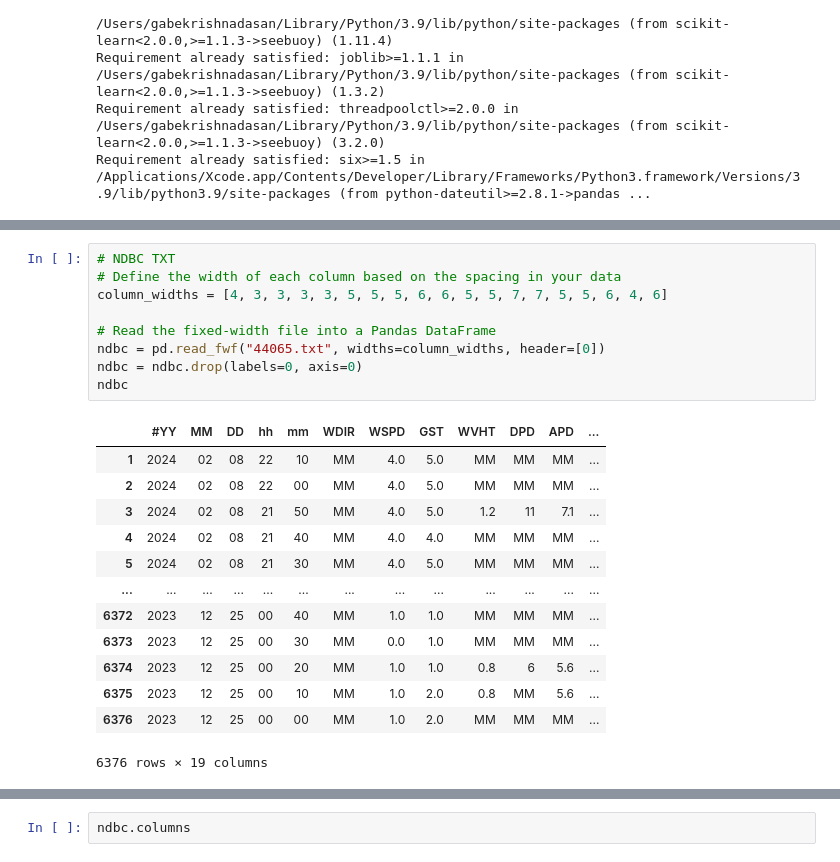
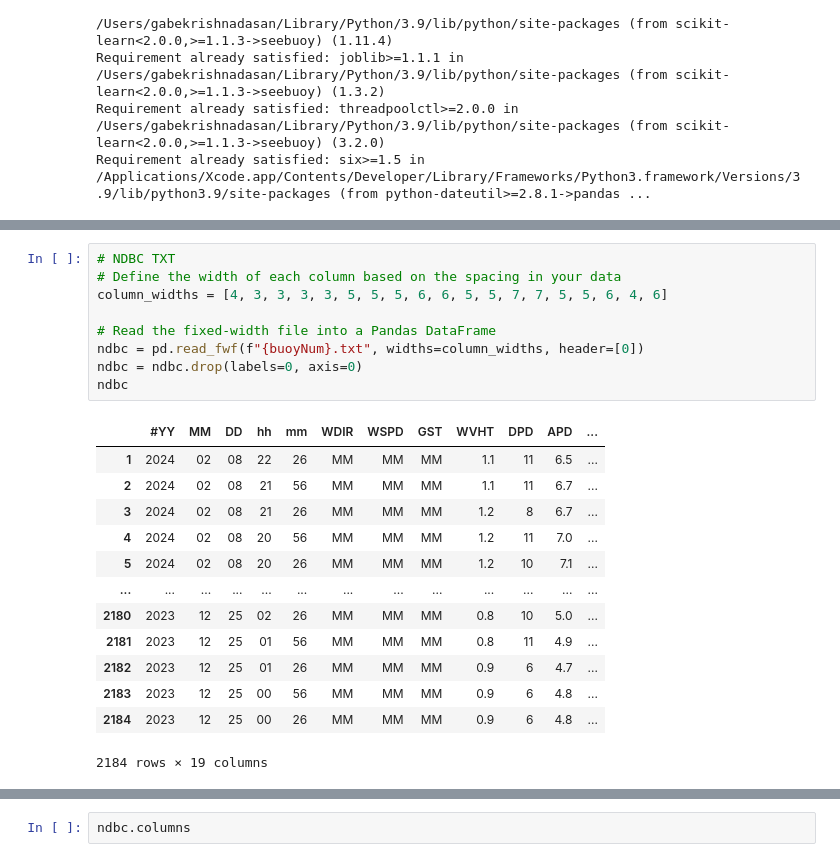
Before and after one commit to usd-cs/Benchmark-Code, a Jupyter notebook: verify_seebuoy.ipynb, the cells around one changed output, grey strips where cells are left out. Drawn from its saved outputs; the diff is of its cells as text.

Commit message:
Tested on two new buoys

```diff
--- a/verify_seebuoy.ipynb
+++ b/verify_seebuoy.ipynb
@@ -73,26 +73,26 @@ see_buoy
 # %%
 # NDBC TXT
 # Define the width of each column based on the spacing in your data
 column_widths = [4, 3, 3, 3, 3, 5, 5, 5, 6, 6, 5, 5, 7, 7, 5, 5, 6, 4, 6]
 
 # Read the fixed-width file into a Pandas DataFrame
-ndbc = pd.read_fwf("44065.txt", widths=column_widths, header=[0])
+ndbc = pd.read_fwf(f"{buoyNum}.txt", widths=column_widths, header=[0])
 ndbc = ndbc.drop(labels=0, axis=0)
 ndbc
 # %% [output]
 |  | #YY | MM | DD | hh | mm | WDIR | WSPD | GST | WVHT | DPD | APD | ... |
-| 1 | 2024 | 02 | 08 | 22 | 10 | MM | 4.0 | 5.0 | MM | MM | MM | ... |
-| 2 | 2024 | 02 | 08 | 22 | 00 | MM | 4.0 | 5.0 | MM | MM | MM | ... |
-| 3 | 2024 | 02 | 08 | 21 | 50 | MM | 4.0 | 5.0 | 1.2 | 11 | 7.1 | ... |
-| 4 | 2024 | 02 | 08 | 21 | 40 | MM | 4.0 | 4.0 | MM | MM | MM | ... |
-| 5 | 2024 | 02 | 08 | 21 | 30 | MM | 4.0 | 5.0 | MM | MM | MM | ... |
+| 1 | 2024 | 02 | 08 | 22 | 26 | MM | MM | MM | 1.1 | 11 | 6.5 | ... |
+| 2 | 2024 | 02 | 08 | 21 | 56 | MM | MM | MM | 1.1 | 11 | 6.7 | ... |
+| 3 | 2024 | 02 | 08 | 21 | 26 | MM | MM | MM | 1.2 | 8 | 6.7 | ... |
+| 4 | 2024 | 02 | 08 | 20 | 56 | MM | MM | MM | 1.2 | 11 | 7.0 | ... |
+| 5 | 2024 | 02 | 08 | 20 | 26 | MM | MM | MM | 1.2 | 10 | 7.1 | ... |
 | ... | ... | ... | ... | ... | ... | ... | ... | ... | ... | ... | ... | ... |
-| 6372 | 2023 | 12 | 25 | 00 | 40 | MM | 1.0 | 1.0 | MM | MM | MM | ... |
-| 6373 | 2023 | 12 | 25 | 00 | 30 | MM | 0.0 | 1.0 | MM | MM | MM | ... |
-| 6374 | 2023 | 12 | 25 | 00 | 20 | MM | 1.0 | 1.0 | 0.8 | 6 | 5.6 | ... |
-| 6375 | 2023 | 12 | 25 | 00 | 10 | MM | 1.0 | 2.0 | 0.8 | MM | 5.6 | ... |
-| 6376 | 2023 | 12 | 25 | 00 | 00 | MM | 1.0 | 2.0 | MM | MM | MM | ... |
+| 2180 | 2023 | 12 | 25 | 02 | 26 | MM | MM | MM | 0.8 | 10 | 5.0 | ... |
+| 2181 | 2023 | 12 | 25 | 01 | 56 | MM | MM | MM | 0.8 | 11 | 4.9 | ... |
+| 2182 | 2023 | 12 | 25 | 01 | 26 | MM | MM | MM | 0.9 | 6 | 4.7 | ... |
+| 2183 | 2023 | 12 | 25 | 00 | 56 | MM | MM | MM | 0.9 | 6 | 4.8 | ... |
+| 2184 | 2023 | 12 | 25 | 00 | 26 | MM | MM | MM | 0.9 | 6 | 4.8 | ... |
-6376 rows × 19 columns
+2184 rows × 19 columns
 # %%
 # consolidate columns into one date column
 ndbc['date'] = ndbc.apply(lambda row: f"{int(row['#YY'])}-{int(row['MM']):02d}-{int(row['DD']):02d} {int(row['hh']):02d}:{int(row['mm']):02d}:00", axis=1)
```
Also changed, not shown: parts of 7 cells of this notebook.
